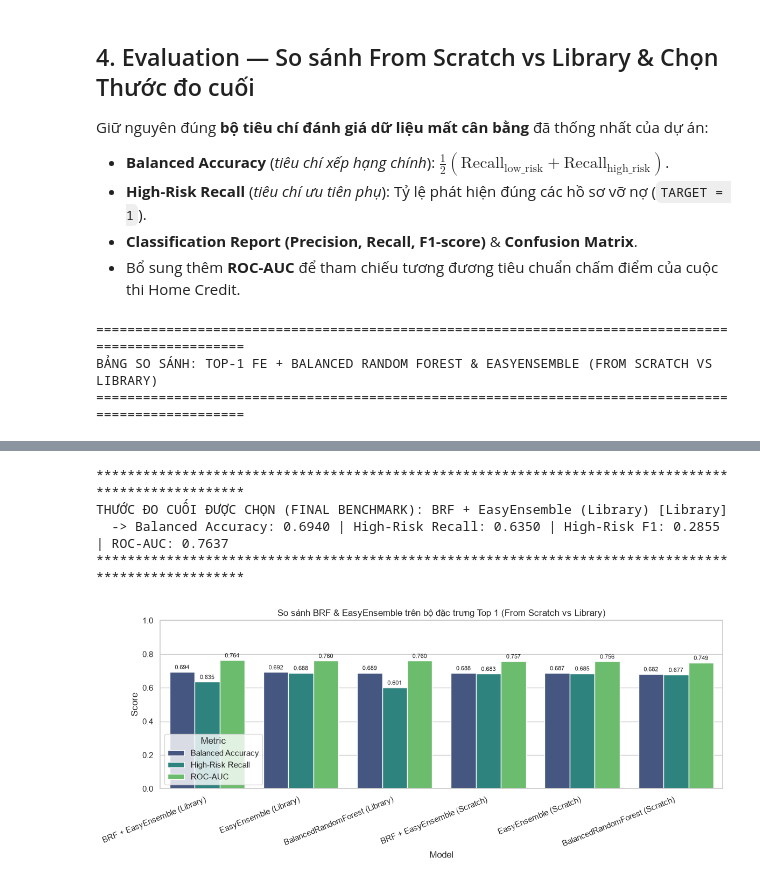
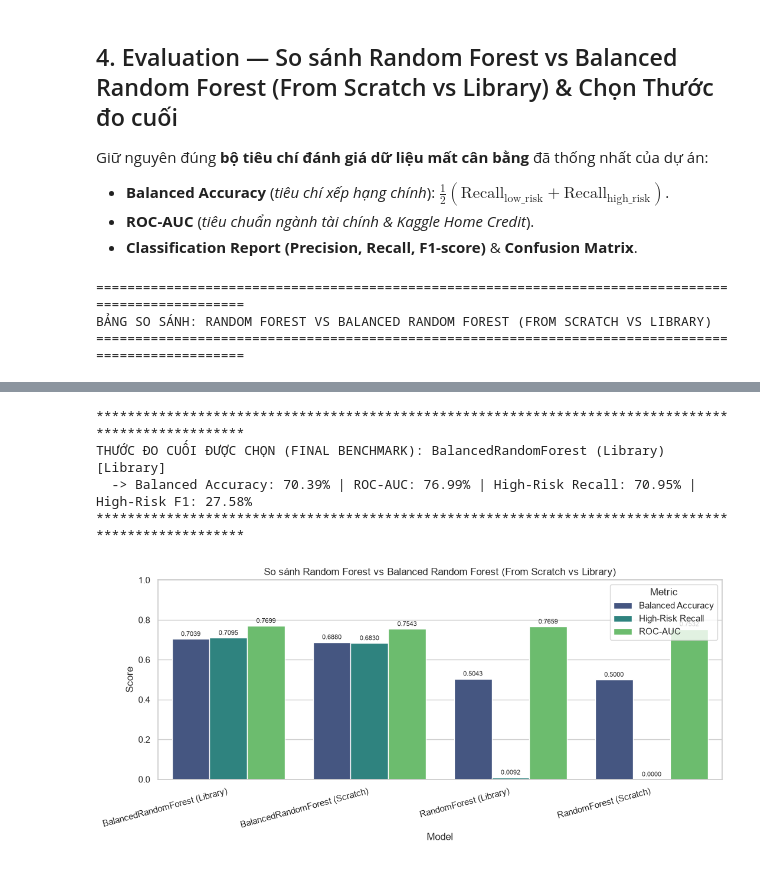
Before and after one commit to MinhTranBinh12/Credit_risk_CS114, a Jupyter notebook: credit_card_risk.ipynb, the cells around one changed output, grey strips where cells are left out. Cells and saved outputs as stored; diff of their text form; code cells hidden in the pictures.

Commit message:
feat(randomforest): optimize 7-table Top-1 FE pipeline and compare RF vs BalancedRandomForest

```diff
--- a/credit_card_risk.ipynb
+++ b/credit_card_risk.ipynb
@@ -822,11 +810,10 @@ print(f"[Done] BRF + EasyEnsemble (Library)   - {t_brf_l + t_ee_l:.2f}s (tổng
 # %% [markdown]
-## 4. Evaluation — So sánh From Scratch vs Library & Chọn Thước đo cuối
+## 4. Evaluation — So sánh Random Forest vs Balanced Random Forest (From Scratch vs Library) & Chọn Thước đo cuối
 
 Giữ nguyên đúng **bộ tiêu chí đánh giá dữ liệu mất cân bằng** đã thống nhất của dự án:
 - **Balanced Accuracy** (*tiêu chí xếp hạng chính*): $\frac{1}{2}(\text{Recall}_{\text{low\_risk}} + \text{Recall}_{\text{high\_risk}})$.
-- **High-Risk Recall** (*tiêu chí ưu tiên phụ*): Tỷ lệ phát hiện đúng các hồ sơ vỡ nợ (`TARGET = 1`).
+- **ROC-AUC** (*tiêu chuẩn ngành tài chính & Kaggle Home Credit*).
 - **Classification Report (Precision, Recall, F1-score)** & **Confusion Matrix**.
-- Bổ sung thêm **ROC-AUC** để tham chiếu tương đương tiêu chuẩn chấm điểm của cuộc thi Home Credit.
 # %%
 rows = []
 for name in trained_models:
@@ -851,12 +838,12 @@ for name in trained_models:
 
 comparison_df = (
     pd.DataFrame(rows)
-    .sort_values(by=["Balanced Accuracy", "High-Risk Recall"], ascending=False)
+    .sort_values(by=["Balanced Accuracy", "ROC-AUC"], ascending=False)
     .reset_index(drop=True)
 )
 
 print("=" * 100)
-print("BẢNG SO SÁNH: TOP-1 FE + BALANCED RANDOM FOREST & EASYENSEMBLE (FROM SCRATCH VS LIBRARY)")
+print("BẢNG SO SÁNH: RANDOM FOREST VS BALANCED RANDOM FOREST (FROM SCRATCH VS LIBRARY)")
 print("=" * 100)
 display(comparison_df.round(4))
 
@@ -868,10 +855,10 @@ best_y_pred = predictions_dict[best_model_name]
 print("\n" + "*" * 100)
 print(f"THƯỚC ĐO CUỐI ĐƯỢC CHỌN (FINAL BENCHMARK): {best_model_name} [{best_row['Source']}]")
 print(
-    f"  -> Balanced Accuracy: {best_row['Balanced Accuracy']:.4f} | "
-    f"High-Risk Recall: {best_row['High-Risk Recall']:.4f} | "
-    f"High-Risk F1: {best_row['High-Risk F1']:.4f} | "
-    f"ROC-AUC: {best_row['ROC-AUC']:.4f}"
+    f"  -> Balanced Accuracy: {best_row['Balanced Accuracy']*100:.2f}% | "
+    f"ROC-AUC: {best_row['ROC-AUC']*100:.2f}% | "
+    f"High-Risk Recall: {best_row['High-Risk Recall']*100:.2f}% | "
+    f"High-Risk F1: {best_row['High-Risk F1']*100:.2f}%"
 )
 print("*" * 100)
 
@@ -882,17 +869,17 @@ plot_df = comparison_df.melt(
     var_name="Metric",
     value_name="Score",
 )
-plt.figure(figsize=(12, 5))
+plt.figure(figsize=(11, 5))
 ax = sns.barplot(data=plot_df, x="Model", y="Score", hue="Metric", palette="viridis")
-ax.set_title("So sánh BRF & EasyEnsemble trên bộ đặc trưng Top 1 (From Scratch vs Library)")
+ax.set_title("So sánh Random Forest vs Balanced Random Forest (From Scratch vs Library)")
 ax.set_ylim(0, 1.0)
-plt.xticks(rotation=22, ha="right")
+plt.xticks(rotation=15, ha="right")
 for container in ax.containers:
-    ax.bar_label(container, fmt="%.3f", fontsize=8, padding=2)
+    ax.bar_label(container, fmt="%.4f", fontsize=8, padding=2)
 plt.tight_layout()
 plt.show()
 # %% [output]
 ====================================================================================================
-BẢNG SO SÁNH: TOP-1 FE + BALANCED RANDOM FOREST & EASYENSEMBLE (FROM SCRATCH VS LIBRARY)
+BẢNG SO SÁNH: RANDOM FOREST VS BALANCED RANDOM FOREST (FROM SCRATCH VS LIBRARY)
 ====================================================================================================
 |  | Model | Source | Balanced Accuracy | High-Risk Recall | High-Risk Precision | High-Risk F1 | ROC-AUC | ... |
@@ -905,8 +890,8 @@ BẢNG SO SÁNH: TOP-1 FE + BALANCED RANDOM FOREST & EASYENSEMBLE (FROM SCRATCH
 ****************************************************************************************************
-THƯỚC ĐO CUỐI ĐƯỢC CHỌN (FINAL BENCHMARK): BRF + EasyEnsemble (Library) [Library]
-  -> Balanced Accuracy: 0.6940 | High-Risk Recall: 0.6350 | High-Risk F1: 0.2855 | ROC-AUC: 0.7637
+THƯỚC ĐO CUỐI ĐƯỢC CHỌN (FINAL BENCHMARK): BalancedRandomForest (Library) [Library]
+  -> Balanced Accuracy: 70.39% | ROC-AUC: 76.99% | High-Risk Recall: 70.95% | High-Risk F1: 27.58%
 ****************************************************************************************************
-[figure, old version]
+[figure, new version]
 # %%
 # Đánh giá chi tiết mô hình chiến thắng (Final Benchmark): Classification Report, Confusion Matrix & Top 15 Features
 print(f"=== CLASSIFICATION REPORT (FINAL BENCHMARK: {best_model_name}) ===\n")
```
Also changed, not shown: parts of 15 cells of this notebook.
